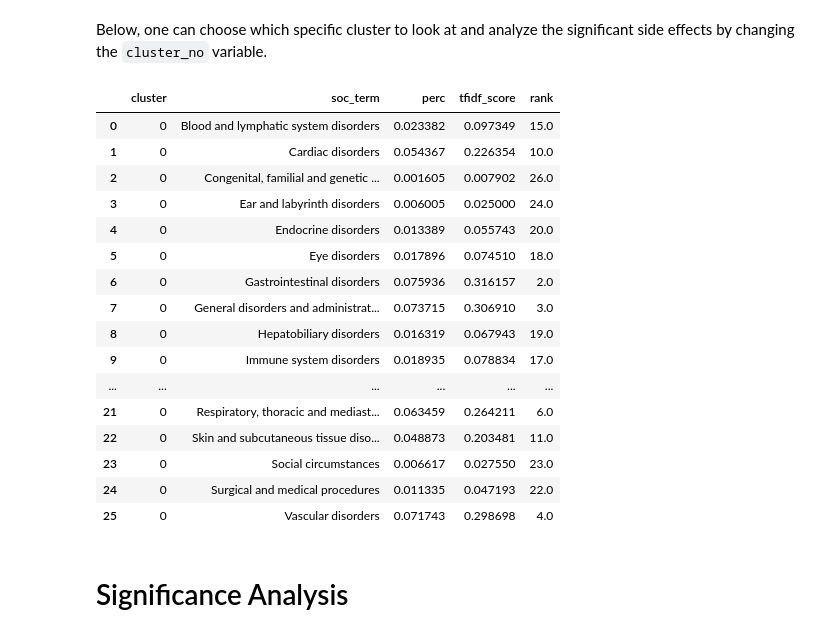
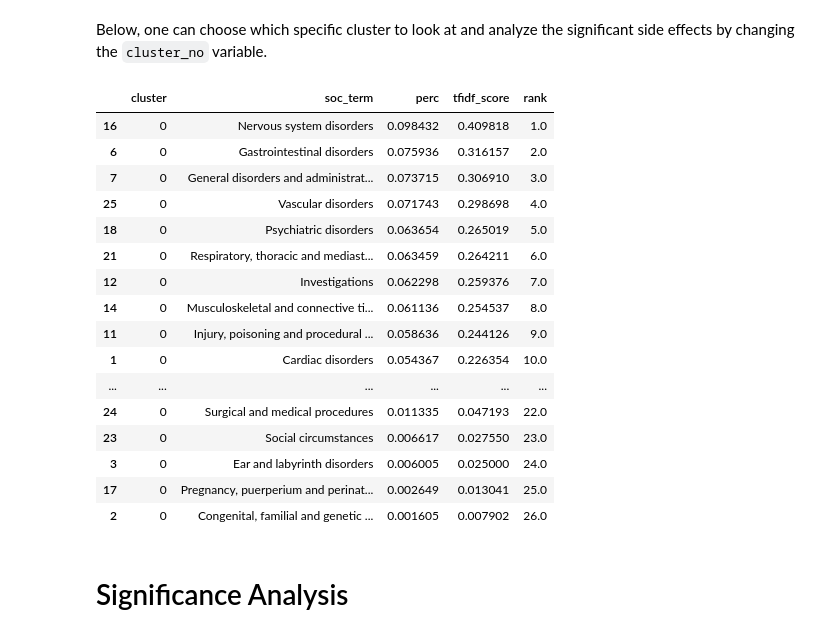
Before and after one commit to SimoneBarbaro/data_science_lab_project, a Jupyter notebook: src/DSL-Notebook.ipynb, the cells around one changed output. Saved outputs shown, nothing was run; the diff lists cells and outputs as text; code cells hidden in the pictures.

Commit message:
Update links for new data and fix ordering of side effect results when the source file is not ordered by rank

```diff
--- a/src/DSL-Notebook.ipynb
+++ b/src/DSL-Notebook.ipynb
@@ -187,25 +187,25 @@ Below, one can choose which specific cluster to look at and analyze the signific
 # %%
 cluster_no = 0
 # %%
-sideeffect_results[sideeffect_results['cluster'] == cluster_no]
+sideeffect_results[sideeffect_results['cluster'] == cluster_no].sort_values("rank")
 # %% [output]
 |  | cluster | soc_term | perc | tfidf_score | rank |
-| 0 | 0 | Blood and lymphatic system disorders | 0.023382 | 0.097349 | 15.0 |
-| 1 | 0 | Cardiac disorders | 0.054367 | 0.226354 | 10.0 |
-| 2 | 0 | Congenital, familial and genetic ... | 0.001605 | 0.007902 | 26.0 |
-| 3 | 0 | Ear and labyrinth disorders | 0.006005 | 0.025000 | 24.0 |
-| 4 | 0 | Endocrine disorders | 0.013389 | 0.055743 | 20.0 |
-| 5 | 0 | Eye disorders | 0.017896 | 0.074510 | 18.0 |
+| 16 | 0 | Nervous system disorders | 0.098432 | 0.409818 | 1.0 |
 | 6 | 0 | Gastrointestinal disorders | 0.075936 | 0.316157 | 2.0 |
 | 7 | 0 | General disorders and administrat... | 0.073715 | 0.306910 | 3.0 |
-| 8 | 0 | Hepatobiliary disorders | 0.016319 | 0.067943 | 19.0 |
-| 9 | 0 | Immune system disorders | 0.018935 | 0.078834 | 17.0 |
+| 25 | 0 | Vascular disorders | 0.071743 | 0.298698 | 4.0 |
+| 18 | 0 | Psychiatric disorders | 0.063654 | 0.265019 | 5.0 |
+| 21 | 0 | Respiratory, thoracic and mediast... | 0.063459 | 0.264211 | 6.0 |
+| 12 | 0 | Investigations | 0.062298 | 0.259376 | 7.0 |
+| 14 | 0 | Musculoskeletal and connective ti... | 0.061136 | 0.254537 | 8.0 |
+| 11 | 0 | Injury, poisoning and procedural ... | 0.058636 | 0.244126 | 9.0 |
+| 1 | 0 | Cardiac disorders | 0.054367 | 0.226354 | 10.0 |
 | ... | ... | ... | ... | ... | ... |
-| 21 | 0 | Respiratory, thoracic and mediast... | 0.063459 | 0.264211 | 6.0 |
-| 22 | 0 | Skin and subcutaneous tissue diso... | 0.048873 | 0.203481 | 11.0 |
+| 24 | 0 | Surgical and medical procedures | 0.011335 | 0.047193 | 22.0 |
 | 23 | 0 | Social circumstances | 0.006617 | 0.027550 | 23.0 |
-| 24 | 0 | Surgical and medical procedures | 0.011335 | 0.047193 | 22.0 |
-| 25 | 0 | Vascular disorders | 0.071743 | 0.298698 | 4.0 |
+| 3 | 0 | Ear and labyrinth disorders | 0.006005 | 0.025000 | 24.0 |
+| 17 | 0 | Pregnancy, puerperium and perinat... | 0.002649 | 0.013041 | 25.0 |
+| 2 | 0 | Congenital, familial and genetic ... | 0.001605 | 0.007902 | 26.0 |
 # %% [markdown]
 # Significance Analysis
 # %% [markdown]
```
Also changed, not shown: parts of 4 cells of this notebook.
